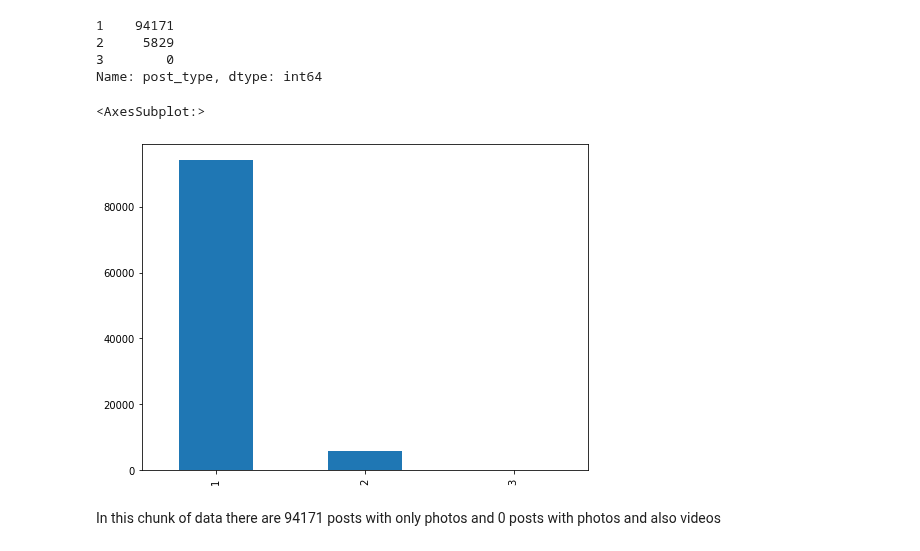
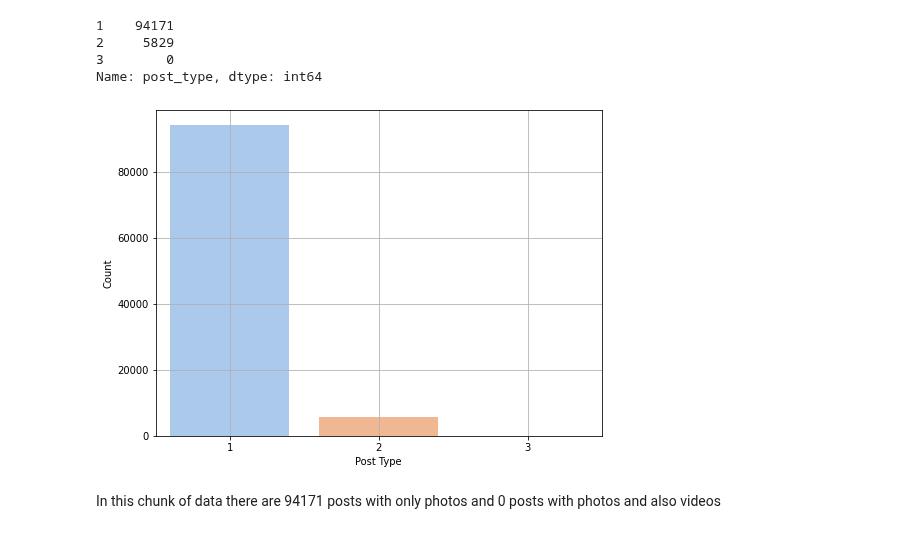
Before and after one commit to Prot10/ADM_HW_2, a Jupyter notebook: adm-carolina.ipynb, the cells around one changed output. Cells and saved outputs as stored; diff of their text form; code cells hidden in the pictures.

```diff
--- a/adm-carolina.ipynb
+++ b/adm-carolina.ipynb
@@ -324,11 +345,13 @@ post_type
 2     5829
 3        0
 Name: post_type, dtype: int64
-# %%
-post_type.plot.bar()
-# %% [output]
-<AxesSubplot:>
-[figure, removed]
+# %%
+sns.countplot(x=d_posts["post_type"], palette = "pastel")
+plt.xlabel("Post Type")
+plt.ylabel("Count")
+plt.grid()
+# %% [output]
+[figure, added]
 # %% [markdown]
 In this chunk of data there are  94171 posts with only photos and 0 posts with photos and also videos
 # %% [markdown]
```
Also changed, not shown: parts of 4 cells of this notebook.
